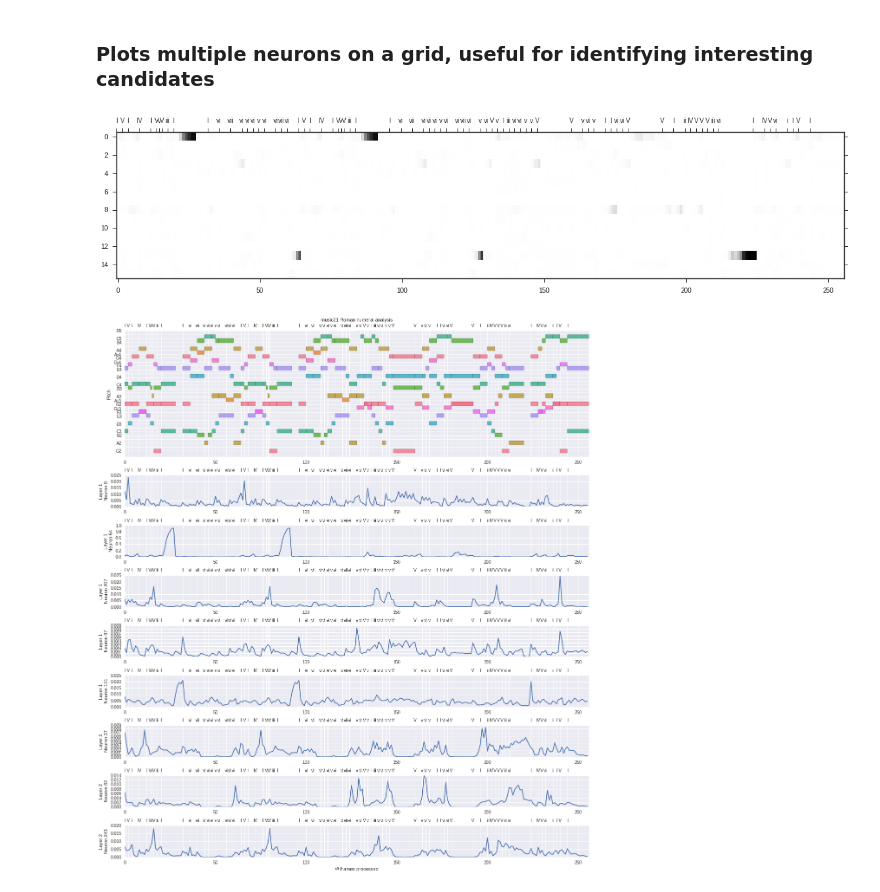
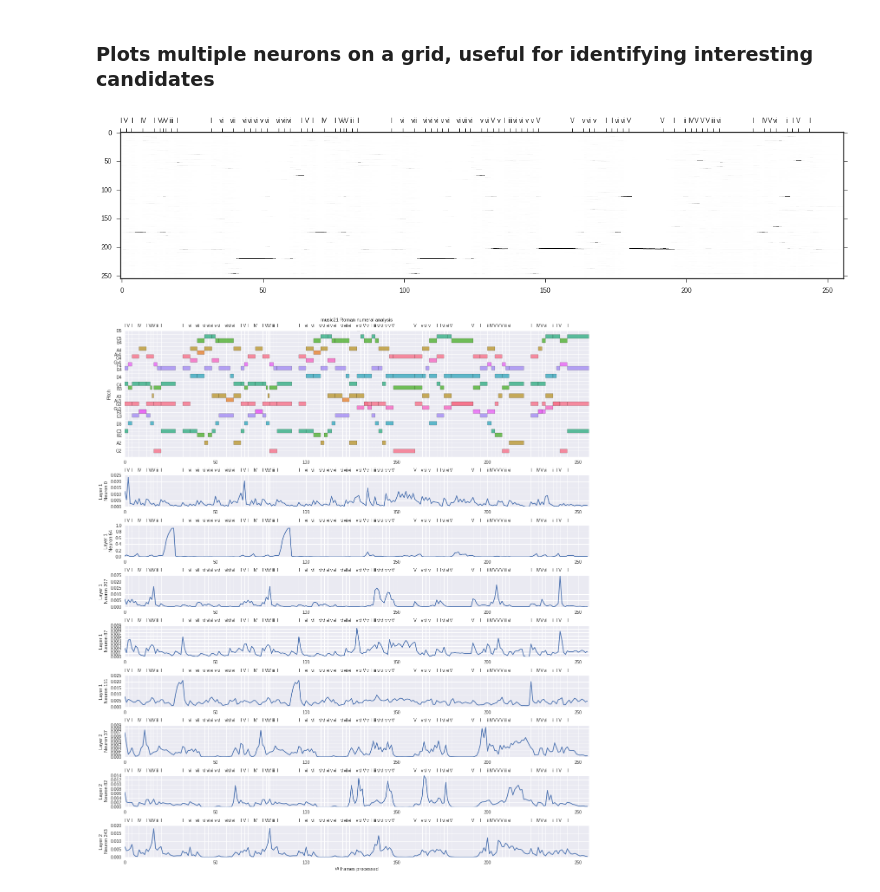
Before and after one commit to feynmanliang/bachbot-thesis, a Jupyter notebook: jupyter-notebooks/mark neuron activation plots.ipynb, the cells around one changed output. Drawn from its saved outputs; the diff is of its cells as text; code cells hidden in the pictures.

```diff
--- a/jupyter-notebooks/mark neuron activation plots.ipynb
+++ b/jupyter-notebooks/mark neuron activation plots.ipynb
@@ -10,13 +10,13 @@ Lots of deep learning research shows that later layers (i.e. higher indexed) sho
 # %% [markdown]
 ### Plots multiple neurons on a grid, useful for identifying interesting candidates
 # %%
-layer=1 # must be within [0,2] inclusive
-neuron_start=64 # must be within [0,255] inclusive
-neuron_end=80 # must be within [0,255] inclusive
+layer=2 # must be within [0,2] inclusive
+neuron_start=0 # must be within [0,255] inclusive
+neuron_end=255 # must be within [0,255] inclusive
 
 plot_grid(layer, (neuron_start, neuron_end))
 # %% [output]
-[figure, old version]
+[figure, new version]
 # %%
 interesting_neurons = [
     (1,0), # e.g. layer 1, neuron 0 (everything is zero-indexed)
```
Also changed, not shown: 2 other files.
